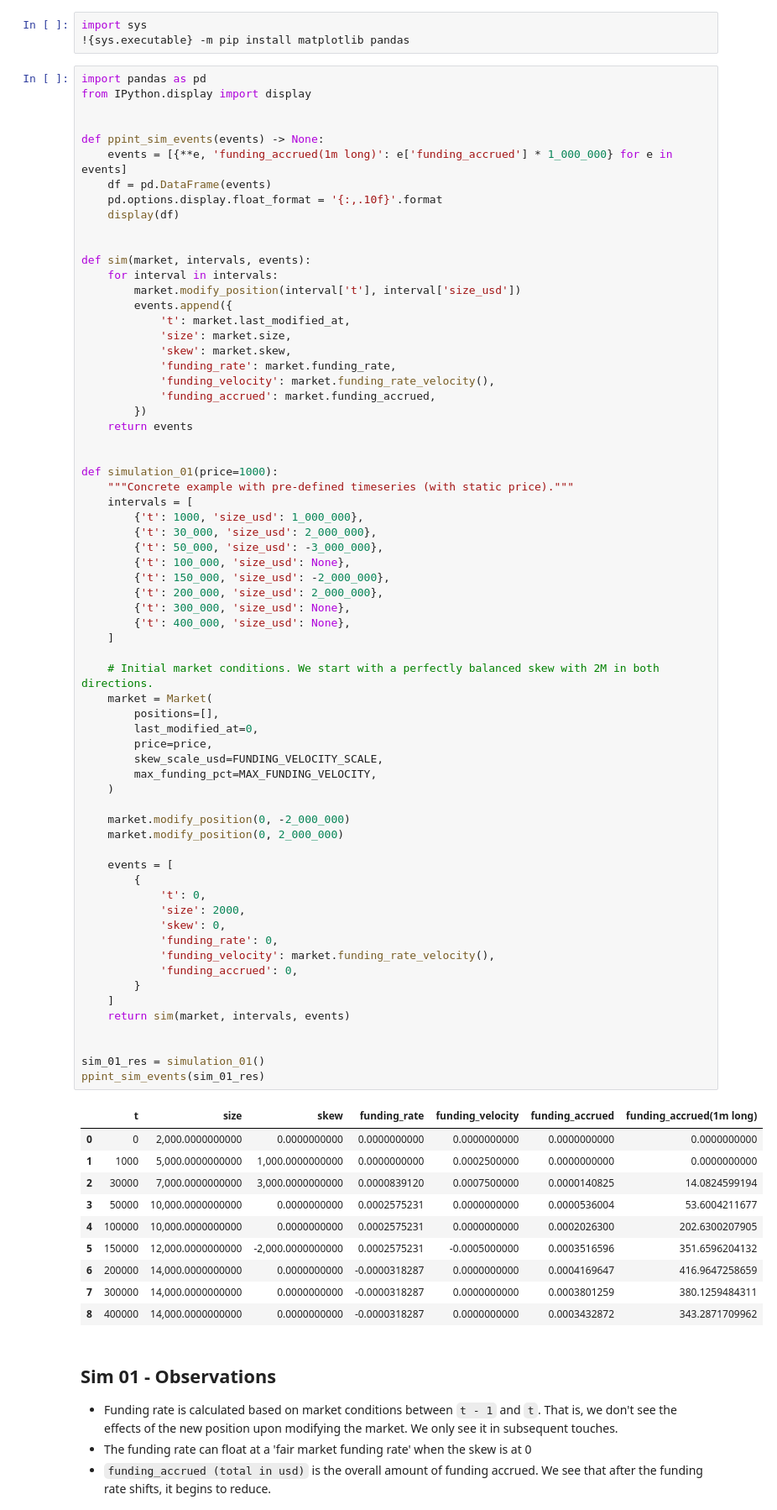
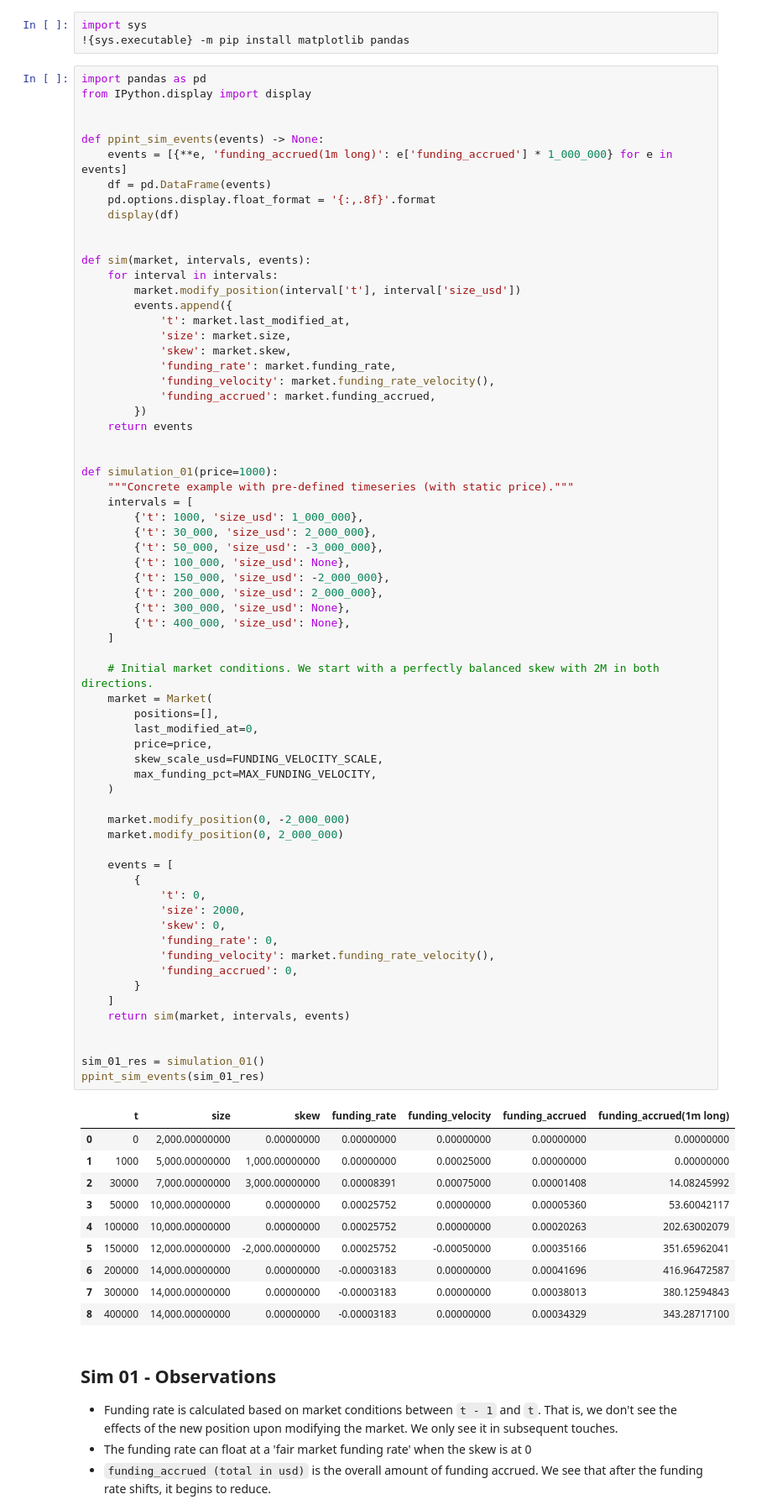
Before and after one commit to davidvuong/perpsv2-funding, a Jupyter notebook: main.ipynb, the cells around one changed output. Shown: that part at 84% size. Saved outputs shown, nothing was run; the diff lists cells and outputs as text.

Commit message:
refactor+copy: Formatting & markdown

```diff
--- a/main.ipynb
+++ b/main.ipynb
@@ -134,7 +136,7 @@ from IPython.display import display
 def ppint_sim_events(events) -> None:
     events = [{**e, 'funding_accrued(1m long)': e['funding_accrued'] * 1_000_000} for e in events]
     df = pd.DataFrame(events)
-    pd.options.display.float_format = '{:,.10f}'.format
+    pd.options.display.float_format = '{:,.8f}'.format
     display(df)
 
 
@@ -167,42 +169,42 @@ def simulation_01(price=1000):
 
     # Initial market conditions. We start with a perfectly balanced skew with 2M in both directions.
     market = Market(
         positions=[],
         last_modified_at=0,
         price=price,
         skew_scale_usd=FUNDING_VELOCITY_SCALE,
         max_funding_pct=MAX_FUNDING_VELOCITY,
     )
 
     market.modify_position(0, -2_000_000)
     market.modify_position(0, 2_000_000)
 
     events = [
         {
             't': 0,
             'size': 2000,
             'skew': 0,
             'funding_rate': 0,
             'funding_velocity': market.funding_rate_velocity(),
             'funding_accrued': 0,
         }
     ]
     return sim(market, intervals, events)
 
 
 sim_01_res = simulation_01()
 ppint_sim_events(sim_01_res)
 # %% [output]
 |  | t | size | skew | funding_rate | funding_velocity | funding_accrued | funding_accrued(1m long) |
-| 0 | 0 | 2,000.0000000000 | 0.0000000000 | 0.0000000000 | 0.0000000000 | 0.0000000000 | 0.0000000000 |
-| 1 | 1000 | 5,000.0000000000 | 1,000.0000000000 | 0.0000000000 | 0.0002500000 | 0.0000000000 | 0.0000000000 |
-| 2 | 30000 | 7,000.0000000000 | 3,000.0000000000 | 0.0000839120 | 0.0007500000 | 0.0000140825 | 14.0824599194 |
-| 3 | 50000 | 10,000.0000000000 | 0.0000000000 | 0.0002575231 | 0.0000000000 | 0.0000536004 | 53.6004211677 |
-| 4 | 100000 | 10,000.0000000000 | 0.0000000000 | 0.0002575231 | 0.0000000000 | 0.0002026300 | 202.6300207905 |
-| 5 | 150000 | 12,000.0000000000 | -2,000.0000000000 | 0.0002575231 | -0.0005000000 | 0.0003516596 | 351.6596204132 |
-| 6 | 200000 | 14,000.0000000000 | 0.0000000000 | -0.0000318287 | 0.0000000000 | 0.0004169647 | 416.9647258659 |
-| 7 | 300000 | 14,000.0000000000 | 0.0000000000 | -0.0000318287 | 0.0000000000 | 0.0003801259 | 380.1259484311 |
-| 8 | 400000 | 14,000.0000000000 | 0.0000000000 | -0.0000318287 | 0.0000000000 | 0.0003432872 | 343.2871709962 |
+| 0 | 0 | 2,000.00000000 | 0.00000000 | 0.00000000 | 0.00000000 | 0.00000000 | 0.00000000 |
+| 1 | 1000 | 5,000.00000000 | 1,000.00000000 | 0.00000000 | 0.00025000 | 0.00000000 | 0.00000000 |
+| 2 | 30000 | 7,000.00000000 | 3,000.00000000 | 0.00008391 | 0.00075000 | 0.00001408 | 14.08245992 |
+| 3 | 50000 | 10,000.00000000 | 0.00000000 | 0.00025752 | 0.00000000 | 0.00005360 | 53.60042117 |
+| 4 | 100000 | 10,000.00000000 | 0.00000000 | 0.00025752 | 0.00000000 | 0.00020263 | 202.63002079 |
+| 5 | 150000 | 12,000.00000000 | -2,000.00000000 | 0.00025752 | -0.00050000 | 0.00035166 | 351.65962041 |
+| 6 | 200000 | 14,000.00000000 | 0.00000000 | -0.00003183 | 0.00000000 | 0.00041696 | 416.96472587 |
+| 7 | 300000 | 14,000.00000000 | 0.00000000 | -0.00003183 | 0.00000000 | 0.00038013 | 380.12594843 |
+| 8 | 400000 | 14,000.00000000 | 0.00000000 | -0.00003183 | 0.00000000 | 0.00034329 | 343.28717100 |
 # %% [markdown]
 ## Sim 01 - Observations
 
```
Also changed, not shown: parts of 4 cells of this notebook.
